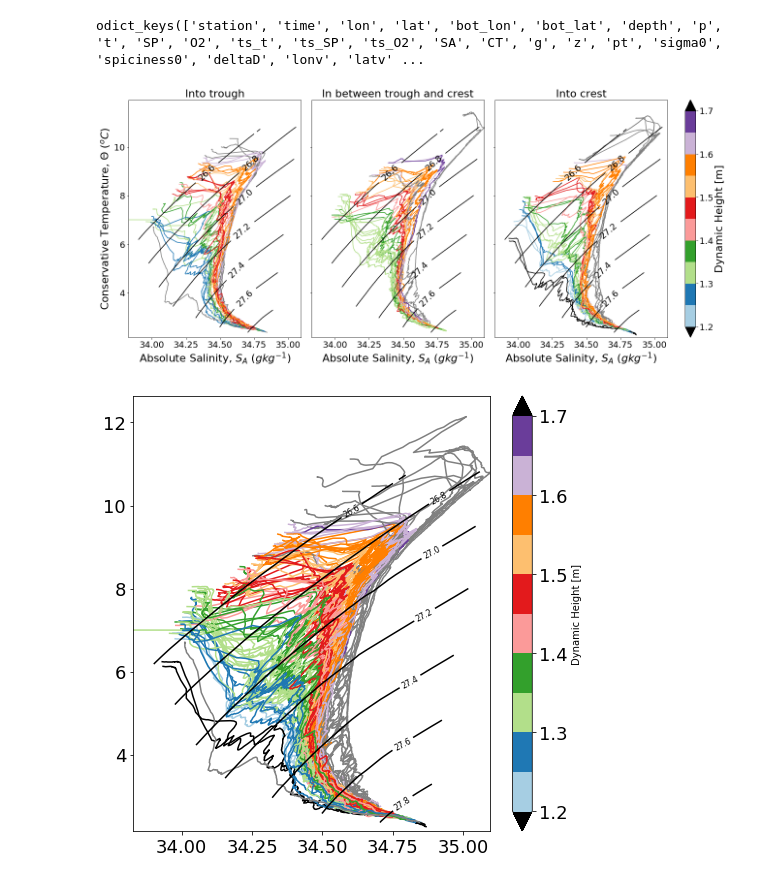
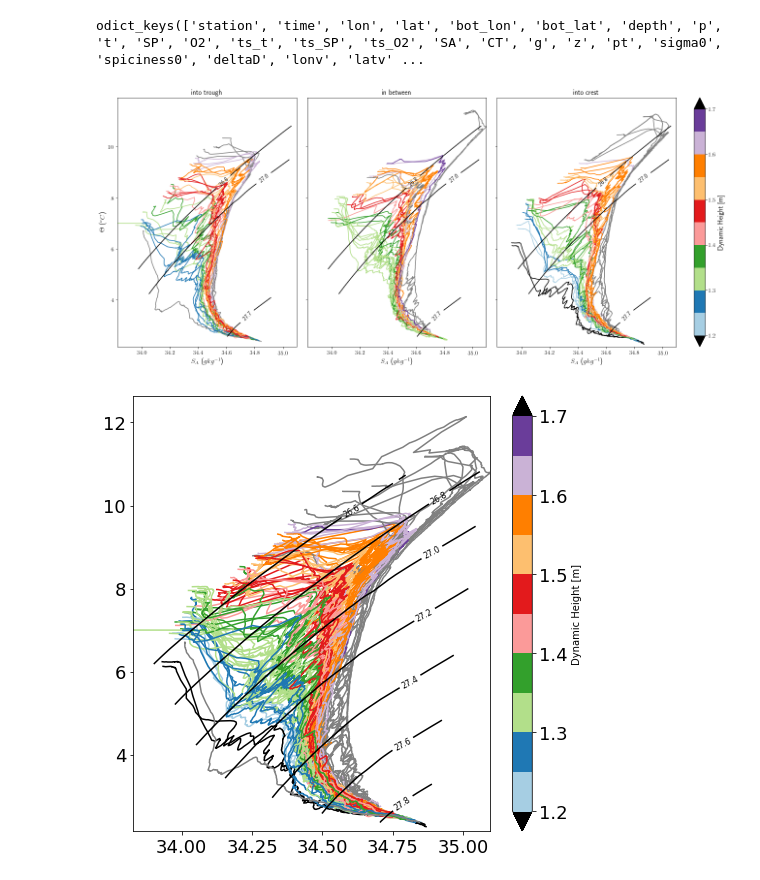
Before and after one commit to janjaapmeijer/phd-public, a Jupyter notebook: notebooks/06_t-s_variability.ipynb, the cells around one changed output. Cells and saved outputs as stored; diff of their text form; code cells hidden in the pictures.

Commit message:
Update data paths and density contours of water masses.

```diff
--- a/notebooks/06_t-s_variability.ipynb
+++ b/notebooks/06_t-s_variability.ipynb
@@ -13,6 +11,14 @@ savefig = True
+# %%
+savefig = True
+
+fs_small = 12
+fs_large = 14
+plt.rc('xtick',labelsize=fs_small)
+plt.rc('ytick',labelsize=fs_small)
+plt.rc('text', usetex=True)
 # %%
 # load ctd and gsw data
-input_file = os.path.join(datadir, 'processed', 'ss9802', 'ctd', 'ss9802_ctd_gsw.nc')
+input_file = os.path.join(datadir, 'ss9802', 'processed', 'ctd', 'ss9802_ctd_gsw.nc')
 ctd = Dataset(input_file, 'r')
 ctd.variables.keys()
 # %% [output]
@@ -53,59 +59,55 @@ points = list(zip(ctd['SA'][trues][~mask].flatten(), ctd['CT'][trues][~mask].fla
 values = gamman[trues][~mask].flatten()
 # points.shape, values.shape
 gammangrd = griddata(points, values, (SAgrd, ptgrd), method='linear')
+
+# watermass definitions
+watermass = {
+    'ML': (26.4, 26.8),
+    'SAMW': (26.8, 27.0),
+    'AAIW': (27.0, 27.7),
+    'UCDW': (27.7, 27.98),
+}
+density_levels = np.unique([value for value in watermass.values()])
 # %%
-fs_small=18
-fs_large=22
-
-plt.rc('xtick',labelsize=fs_small)
-plt.rc('ytick',labelsize=fs_small)
-
 nts = len(transects.keys())
 odds = [1, 2, 9, 10, 11, 12, 27, 45, 46, 47, 75, 76, 77, 78, 101]
 
-areas = {'Into trough': range(8, 12), 'In between trough and crest': range(5, 8), 'Into crest': range(1, 5)}
+areas = {'into trough': range(8, 12), 'in between': range(5, 8), 'into crest': range(1, 5)}
 
-titles = {'CT': r'Conservative Temperature, $\Theta$ ($^o C$)', r'SA': 'Absolute Salinity, $S_A$ ($gkg^{-1}$)'}
+titles = {'CT': r'$\Theta$ ($^o C$)', r'SA': '$S_A$ ($gkg^{-1}$)'}
 
 ncolors = 10
 bounds = np.linspace(1.2, 1.7, ncolors+1)
 norm = mcolors.BoundaryNorm(bounds, ncolors=ncolors)
 
 colors = plt.cm.Paired(np.linspace(0, 1, 12))
 cmap = mcolors.ListedColormap(colors[:-2], "")
 cmap.set_under('k')
 cmap.set_over('k')
 
 fig, axes = plt.subplots(1, 3, figsize=(18, 8), constrained_layout=True, sharey=True)
 
 for ax, area in zip(axes.flat, areas.keys()):
 #     ct = ax.contour(SAgrd, ptgrd, sig0grd, colors='k')
 #     ax.clabel(ct, inline=1, fontsize=8, fmt='%.1f')
-    ct = ax.contour(SAi, CTi, gammangrd, colors='k', zorder=1000)
+    ct = ax.contour(SAi, CTi, gammangrd, density_levels, colors='k', zorder=1000)
     ax.clabel(ct, inline=1, fontsize=fs_small, fmt='%.1f')
     for transect in areas[area]:
 
         for station in transects[transect]:
             ist = station - 1
             if station not in odds:
                 ax.plot(ctd['SA'][ist], ctd['pt'][ist], color=cmap(norm(D[ist])))
             else:
                 ax.plot(ctd['SA'][ist], ctd['pt'][ist], color='grey')
     ax.set_title(area, fontsize=fs_large)
-    if area == 'Into trough':
+    if area == 'into trough':
         ax.set_ylabel(titles['CT'], fontsize=fs_large)
     ax.set_xlabel(titles['SA'], fontsize=fs_large)
 
 sm = plt.cm.ScalarMappable(cmap=cmap, norm=norm)
 sm.set_array(bounds)
 cbar = plt.colorbar(sm, ax=axes.ravel().tolist(), aspect=50, orientation='vertical',extend='both')
 cbar.set_label('Dynamic Height [m]', fontsize=fs_large)
-
-if savefig:
-    fignumber = '08_'
-    figname = 't-s-variability'
-    extensions = ['.png', '.pdf', '.eps']
-    for extension in extensions:
-        fig.savefig(os.path.join(figsdir, 'manuscripts', '01_manuscript', fignumber + figname + extension), transparent=True)
 # %% [output]
-[figure, old version]
+[figure, new version]
```
Also changed, not shown: parts of 2 cells of this notebook.
